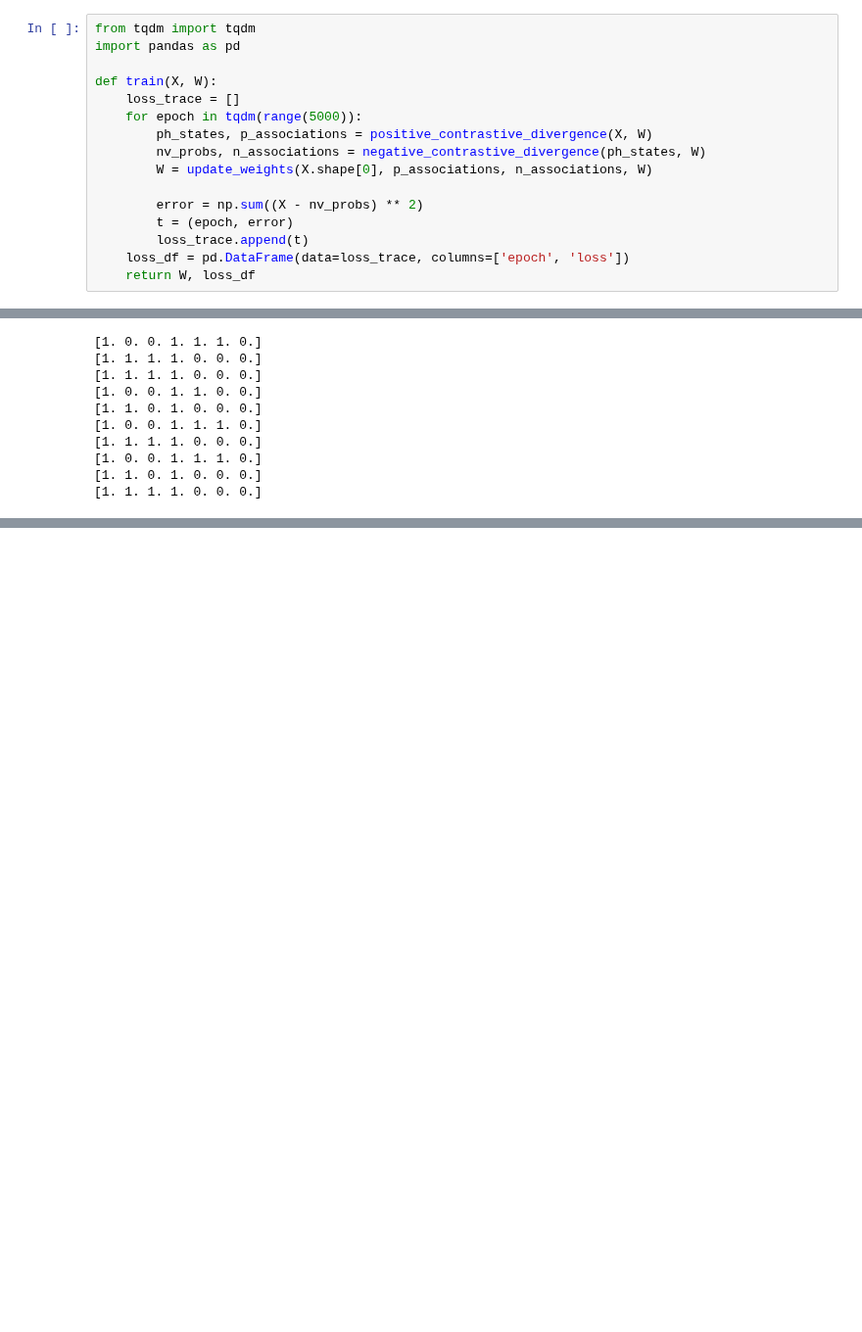
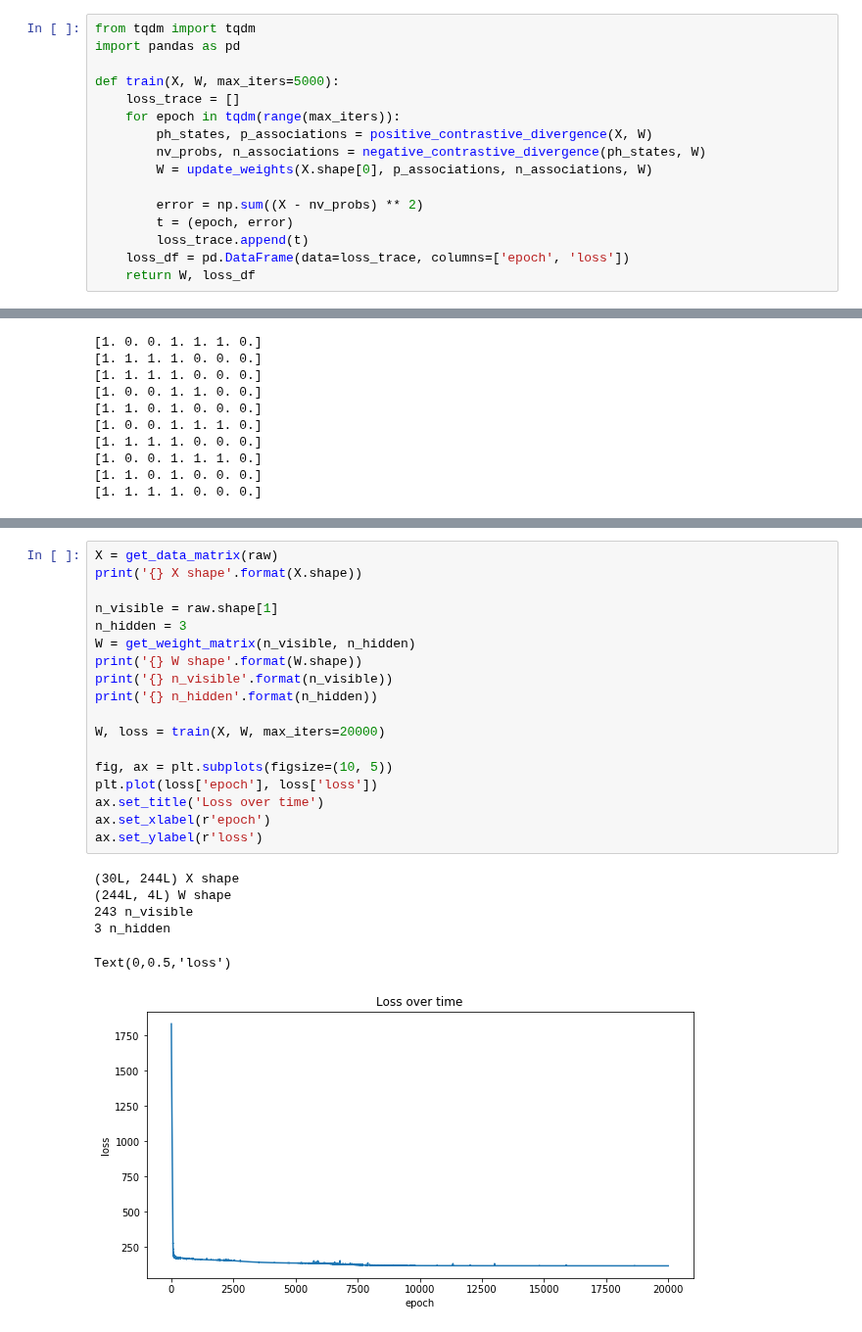
Before and after one commit to vangj/ds, a Jupyter notebook: rbm.ipynb, the cells around one changed output, grey strips where cells are left out. Shown at 98% size. Saved outputs shown, nothing was run; the diff lists cells and outputs as text; blank space fills up the shorter version.

```diff
--- a/rbm.ipynb
+++ b/rbm.ipynb
@@ -146,9 +148,9 @@ W = get_weight_matrix(n_visible, n_hidden)
 from tqdm import tqdm
 import pandas as pd
 
-def train(X, W):
+def train(X, W, max_iters=5000):
     loss_trace = []
-    for epoch in tqdm(range(5000)):
+    for epoch in tqdm(range(max_iters)):
         ph_states, p_associations = positive_contrastive_divergence(X, W)
         nv_probs, n_associations = negative_contrastive_divergence(ph_states, W)
         W = update_weights(X.shape[0], p_associations, n_associations, W)
@@ -213,0 +295,25 @@ for i in range(10):
+# %%
+X = get_data_matrix(raw)
+print('{} X shape'.format(X.shape))
+
+n_visible = raw.shape[1]
+n_hidden = 3
+W = get_weight_matrix(n_visible, n_hidden)
+print('{} W shape'.format(W.shape))
+print('{} n_visible'.format(n_visible))
+print('{} n_hidden'.format(n_hidden))
+
+W, loss = train(X, W, max_iters=20000)
+
+fig, ax = plt.subplots(figsize=(10, 5))
+plt.plot(loss['epoch'], loss['loss'])
+ax.set_title('Loss over time')
+ax.set_xlabel(r'epoch')
+ax.set_ylabel(r'loss')
+# %% [output]
+(30L, 244L) X shape
+(244L, 4L) W shape
+243 n_visible
+3 n_hidden
+Text(0,0.5,'loss')
+[figure, added]
```
Also changed, not shown: parts of 7 cells of this notebook.
